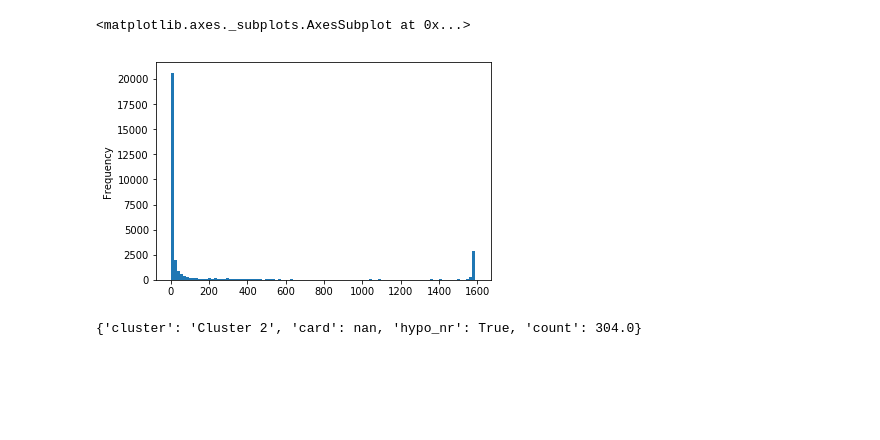
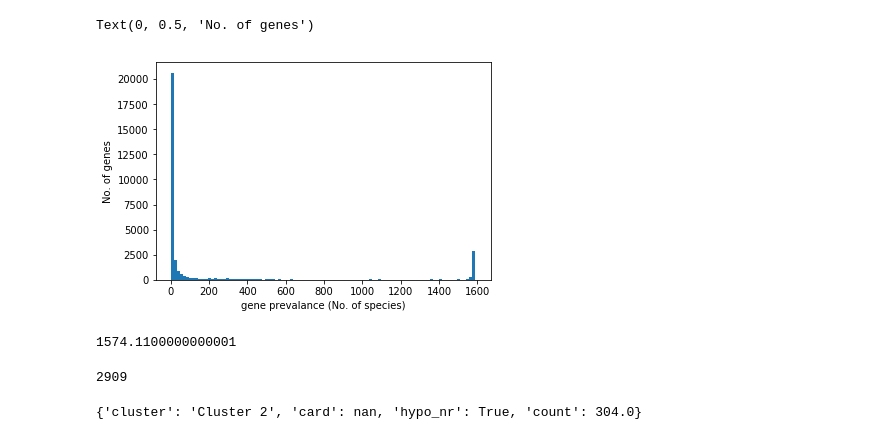
Before and after one commit to algaebrown/resistanceExp, a Jupyter notebook: visualization/exp12_evaluate_network/20190120_centrality_pangenome.ipynb, the cells around one changed output. Drawn from its saved outputs; the diff is of its cells as text; code cells hidden in the pictures; blank space fills up the shorter version.

```diff
--- a/visualization/exp12_evaluate_network/20190120_centrality_pangenome.ipynb
+++ b/visualization/exp12_evaluate_network/20190120_centrality_pangenome.ipynb
@@ -36,11 +38,23 @@ pan = pd.read_csv('/home/hermuba/data0118/cdhit/clstr/pangenome_df/Escherichia0.
 count = pan.merge(gold_anno[['cluster', 'GO']], left_index = True, right_on = 'cluster').drop(columns = ['GO', 'cluster'], axis = 1).sum(axis = 1)
 # %%
 gold_anno['count'] = count
-# %%
-gold_anno['count'].plot(kind = 'hist', bins = 100)
-# %% [output]
-<matplotlib.axes._subplots.AxesSubplot at 0x...>
-[figure, removed]
+# %%
+import matplotlib.pyplot as plt
+bins = plt.hist(gold_anno['count'], bins = 100)
+plt.xlabel('gene prevalance (No. of species)')
+plt.ylabel('No. of genes')
+# %% [output]
+Text(0, 0.5, 'No. of genes')
+[figure, added]
+# %%
+bins[1][-2] # find essential gene by greatest decrease
+# %% [output]
+1574.1100000000001
+# %%
+# validate
+sum(gold_anno['count'] > 1574)
+# %% [output]
+2909
 # %%
 attr = ['cluster', 'card', 'hypo_nr']
 for a in attr:
```
Also changed, not shown: parts of 3 cells of this notebook, 2 other files.
